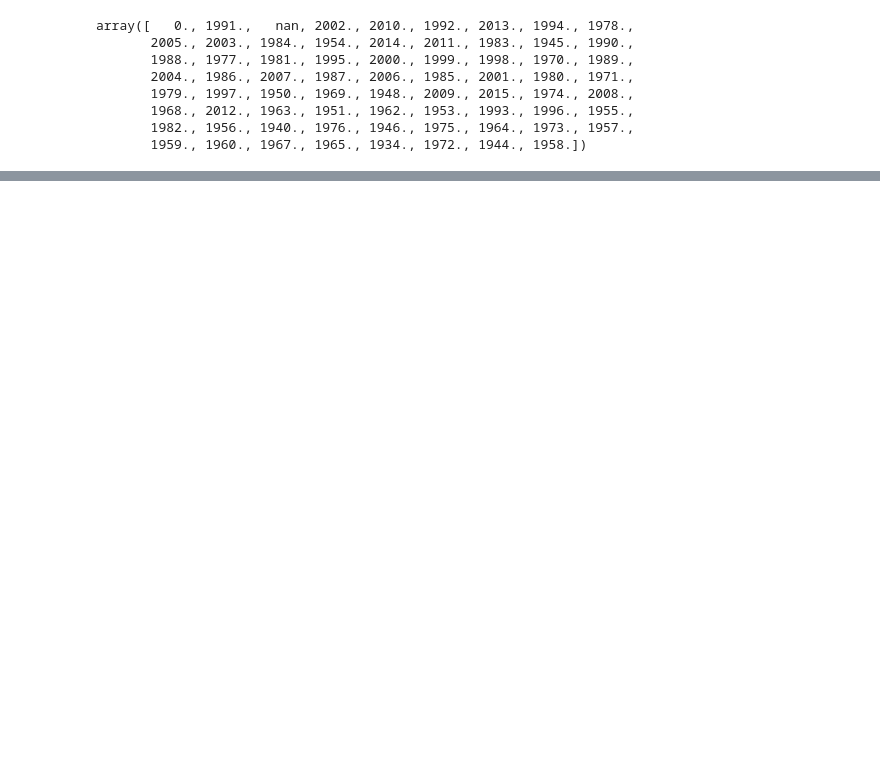
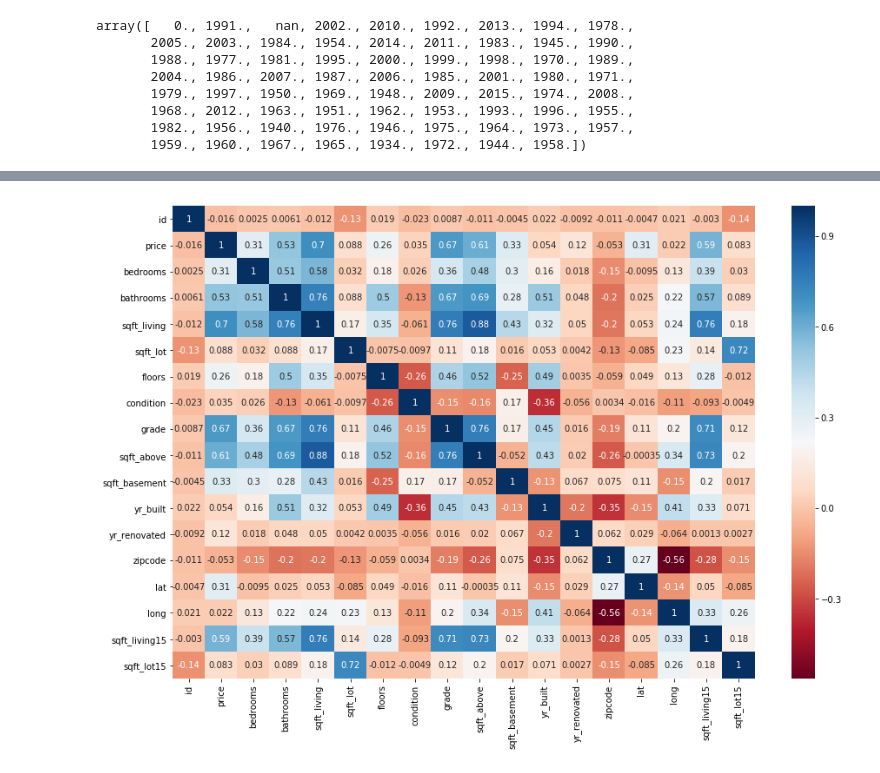
Before and after one commit to Amberlynnyandow/dsc-1-final-project-online-ds-ft-021119, a Jupyter notebook: student.ipynb, the cells around one changed output, grey strips where cells are left out. Cells and saved outputs as stored; diff of their text form; code cells hidden in the pictures; blank space fills up the shorter version.

```diff
--- a/student.ipynb
+++ b/student.ipynb
@@ -170,0 +304,7 @@ df.hist(figsize =(10,10));
+# %%
+ax, fig = plt.subplots(figsize = (15, 10))
+sns.heatmap(df.corr(), annot=True, cmap='RdBu')
+plt.show() #Looks like bathrooms, sqft_living, grade, sqft_above, and sqft_living15
+           #all have positive relationships to target variable
+# %% [output]
+[figure, added]
```
Also changed, not shown: parts of 58 cells of this notebook, 2 other files.
